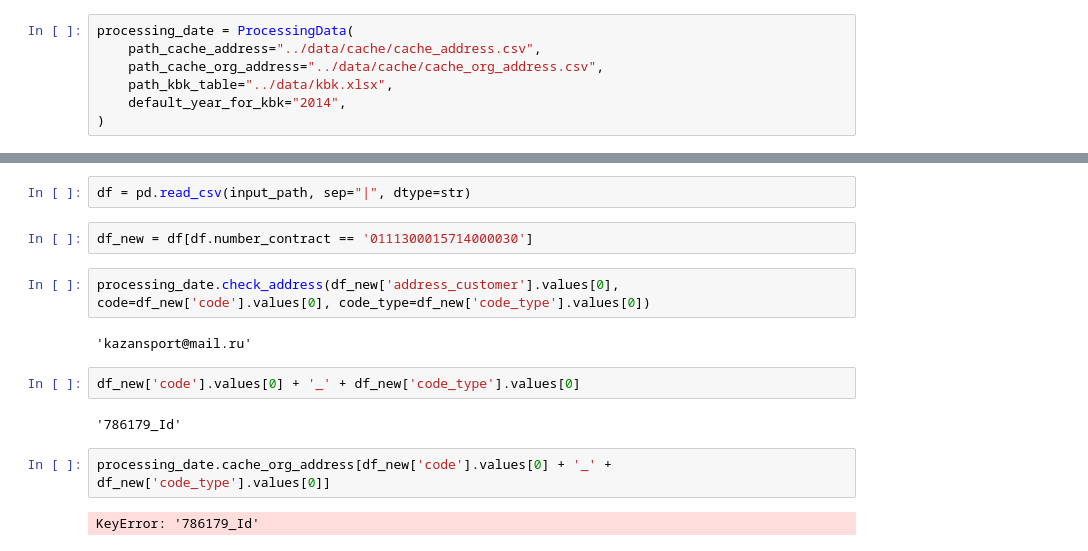
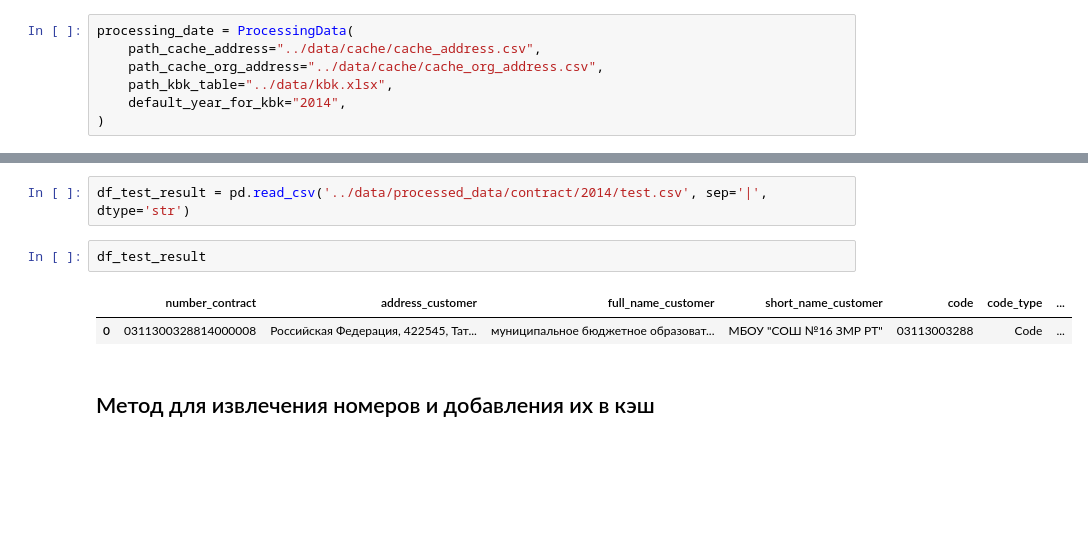
Before and after one commit to Gleb01548/contract_database, a Jupyter notebook: notebooks/test_processing_2.ipynb, the cells around one changed output, grey strips where cells are left out. Cells and saved outputs as stored; diff of their text form; blank space fills up the shorter version.

Commit message:
new code for test processing

```diff
--- a/notebooks/test_processing_2.ipynb
+++ b/notebooks/test_processing_2.ipynb
@@ -1324,16 +1785,9 @@ processing_date.run_contract(input_path, output_path)
 # %%
-df = pd.read_csv(input_path, sep="|", dtype=str)
+df_test_result = pd.read_csv('../data/processed_data/contract/2014/test.csv', sep='|', dtype='str')
-# %%
-df_new = df[df.number_contract == '0111300015714000030']
-# %%
-processing_date.check_address(df_new['address_customer'].values[0], code=df_new['code'].values[0], code_type=df_new['code_type'].values[0])
-# %% [output]
-'kazansport@mail.ru'
-# %%
-df_new['code'].values[0] + '_' + df_new['code_type'].values[0]
-# %% [output]
-'786179_Id'
-# %%
-processing_date.cache_org_address[df_new['code'].values[0] + '_' + df_new['code_type'].values[0]]
-# %% [output]
-KeyError: '786179_Id'
+# %%
+df_test_result
+# %% [output]
+|  | number_contract | address_customer | full_name_customer | short_name_customer | code | code_type | ... |
+| 0 | 0311300328814000008 | Российская Федерация, 422545, Тат... | муниципальное бюджетное образоват... | МБОУ "СОШ №16 ЗМР РТ" | 03113003288 | Code | ... |
+# %% [markdown]
+## Метод для извлечения номеров и добавления их в кэш
```
Also changed, not shown: parts of 15 cells of this notebook, 13 other files.
